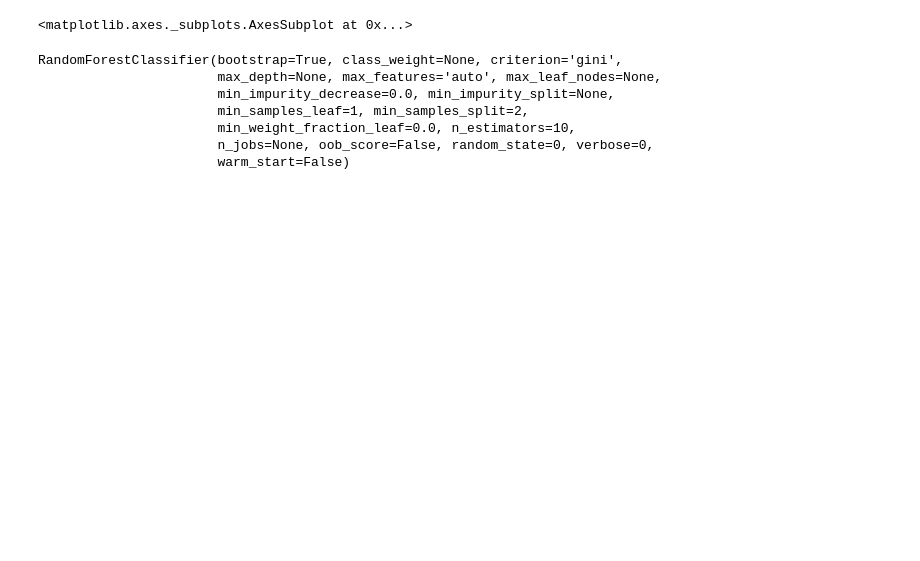
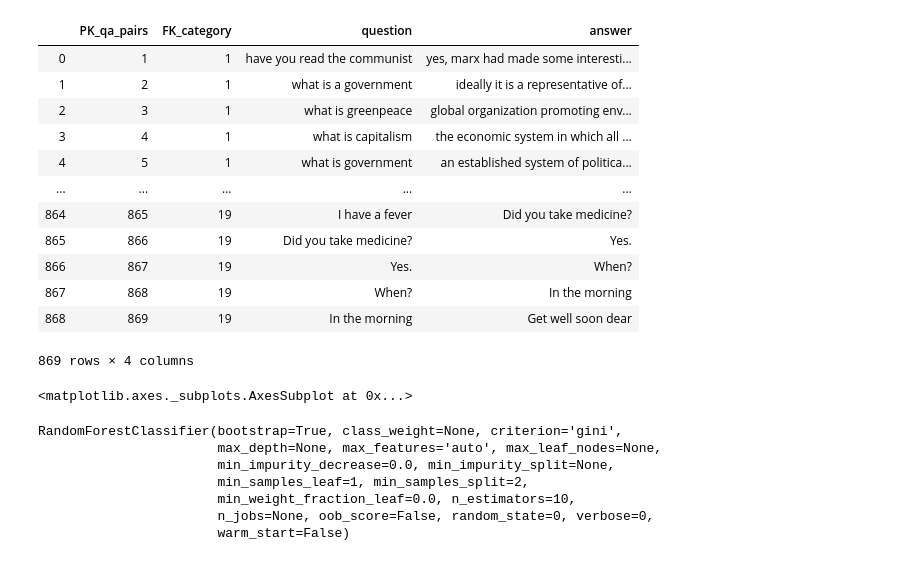
Before and after one commit to Vincent25-Li/5-Final-Project, a Jupyter notebook: chatbot/chatbot_retrieval_english.ipynb, the cells around one changed output. Drawn from its saved outputs; the diff is of its cells as text; code cells hidden in the pictures; blank space fills up the shorter version.

```diff
--- a/chatbot/chatbot_retrieval_english.ipynb
+++ b/chatbot/chatbot_retrieval_english.ipynb
@@ -17,6 +17,22 @@ import numpy as np
 df_qa_pairs = pd.DataFrame(qa_pairs)
 df_qa_pairs.columns = table_qa_pairs.columns.keys()
 category_dict = {i:category for (i, category) in category}
+# %%
+df_qa_pairs
+# %% [output]
+|  | PK_qa_pairs | FK_category | question | answer |
+| 0 | 1 | 1 | have you read the communist | yes, marx had made some interesti... |
+| 1 | 2 | 1 | what is a government | ideally it is a representative of... |
+| 2 | 3 | 1 | what is greenpeace | global organization promoting env... |
+| 3 | 4 | 1 | what is capitalism | the economic system in which all ... |
+| 4 | 5 | 1 | what is government | an established system of politica... |
+| ... | ... | ... | ... | ... |
+| 864 | 865 | 19 | I have a fever | Did you take medicine? |
+| 865 | 866 | 19 | Did you take medicine? | Yes. |
+| 866 | 867 | 19 | Yes. | When? |
+| 867 | 868 | 19 | When? | In the morning |
+| 868 | 869 | 19 | In the morning | Get well soon dear |
+869 rows × 4 columns
 # %%
 df_qa_pairs['category'] = df_qa_pairs['FK_category'].map(category_dict)
 category_number = len(df_qa_pairs['category'].unique())
```
Also changed, not shown: parts of 3 cells of this notebook, 5 other files.
